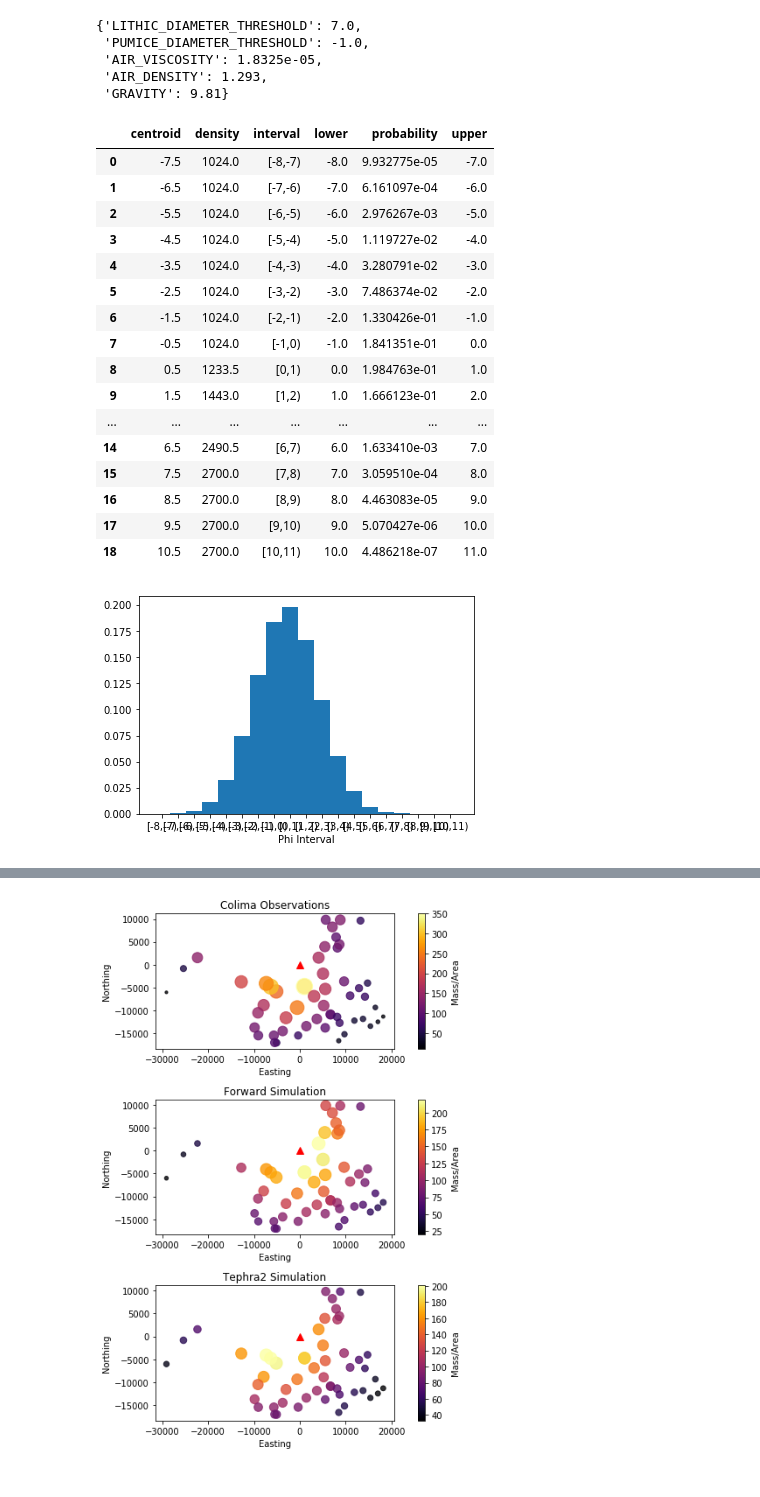
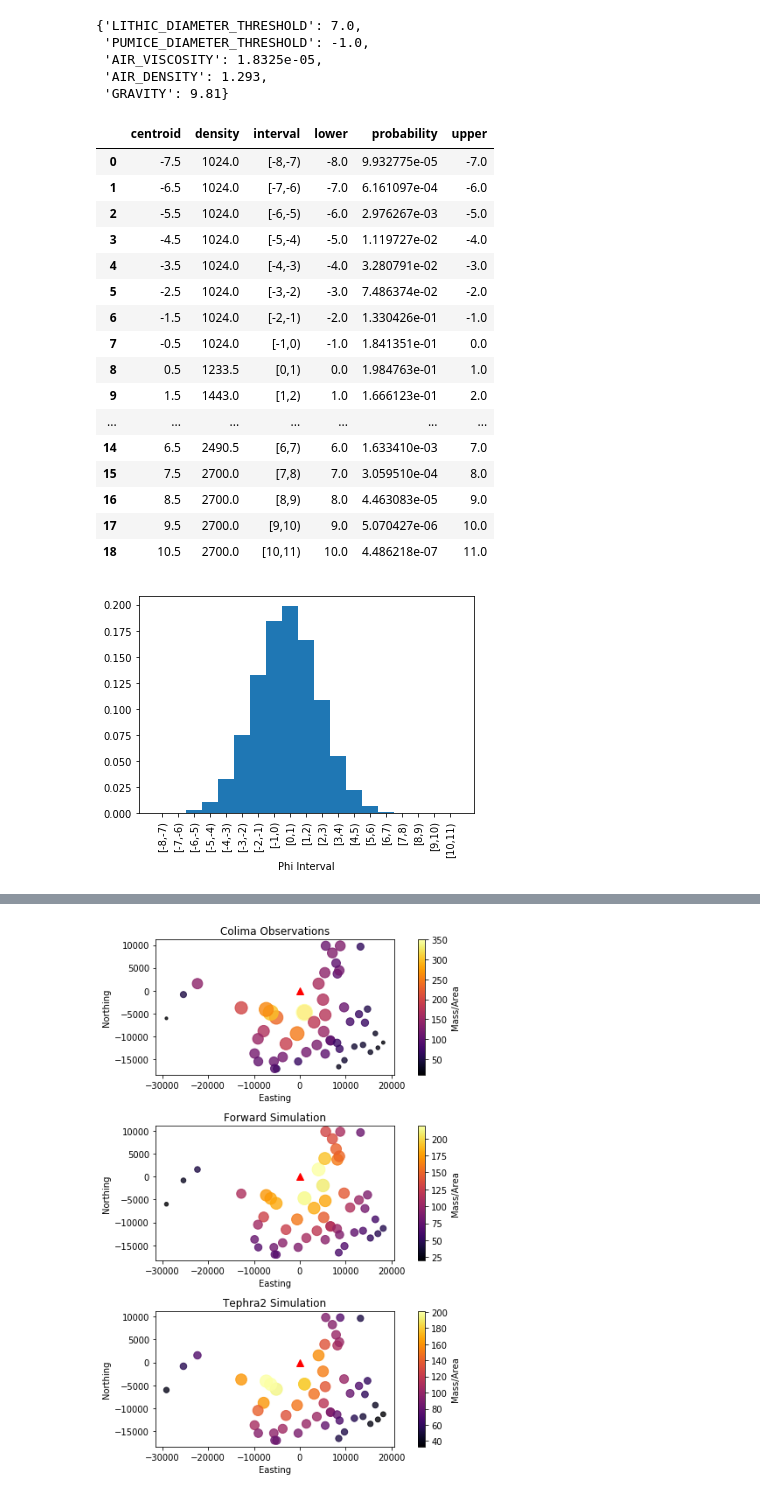
Before and after one commit to nmostert/inversion_project, a Jupyter notebook: Pululagua_Inversion_Examples.ipynb, the cells around one changed output, grey strips where cells are left out. Cells and saved outputs as stored; diff of their text form; code cells hidden in the pictures.

```diff
--- a/Pululagua_Inversion_Examples.ipynb
+++ b/Pululagua_Inversion_Examples.ipynb
@@ -134,35 +134,35 @@ step_width = (config["MAX_GRAINSIZE"] - config["MIN_GRAINSIZE"])/config["PART_ST
 display(pd.DataFrame(phi_steps))
 
 
 
 probs = [phi["probability"] for phi in phi_steps]
 x = [phi["centroid"] for phi in phi_steps]
 labels = [phi["interval"] for phi in phi_steps]
 fig, ax = plt.subplots()
 ax.bar(x, probs, width=1, align="center")
 ax.set_xticks(x)
-ax.set_xticklabels(labels)
+ax.set_xticklabels(labels, rotation=90)
 plt.xlabel("Phi Interval")
 plt.show()
 # %% [output]
 |  | centroid | density | interval | lower | probability | upper |
 | 0 | -7.5 | 1024.0 | [-8,-7) | -8.0 | 9.932775e-05 | -7.0 |
 | 1 | -6.5 | 1024.0 | [-7,-6) | -7.0 | 6.161097e-04 | -6.0 |
 | 2 | -5.5 | 1024.0 | [-6,-5) | -6.0 | 2.976267e-03 | -5.0 |
 | 3 | -4.5 | 1024.0 | [-5,-4) | -5.0 | 1.119727e-02 | -4.0 |
 | 4 | -3.5 | 1024.0 | [-4,-3) | -4.0 | 3.280791e-02 | -3.0 |
 | 5 | -2.5 | 1024.0 | [-3,-2) | -3.0 | 7.486374e-02 | -2.0 |
 | 6 | -1.5 | 1024.0 | [-2,-1) | -2.0 | 1.330426e-01 | -1.0 |
 | 7 | -0.5 | 1024.0 | [-1,0) | -1.0 | 1.841351e-01 | 0.0 |
 | 8 | 0.5 | 1233.5 | [0,1) | 0.0 | 1.984763e-01 | 1.0 |
 | 9 | 1.5 | 1443.0 | [1,2) | 1.0 | 1.666123e-01 | 2.0 |
 | ... | ... | ... | ... | ... | ... | ... |
 | 14 | 6.5 | 2490.5 | [6,7) | 6.0 | 1.633410e-03 | 7.0 |
 | 15 | 7.5 | 2700.0 | [7,8) | 7.0 | 3.059510e-04 | 8.0 |
 | 16 | 8.5 | 2700.0 | [8,9) | 8.0 | 4.463083e-05 | 9.0 |
 | 17 | 9.5 | 2700.0 | [9,10) | 9.0 | 5.070427e-06 | 10.0 |
 | 18 | 10.5 | 2700.0 | [10,11) | 10.0 | 4.486218e-07 | 11.0 |
-[figure, old version]
+[figure, new version]
 # %%
 t = process_time()
 t_tot = process_time()
```
Also changed, not shown: parts of 8 cells of this notebook, 4 other files.
